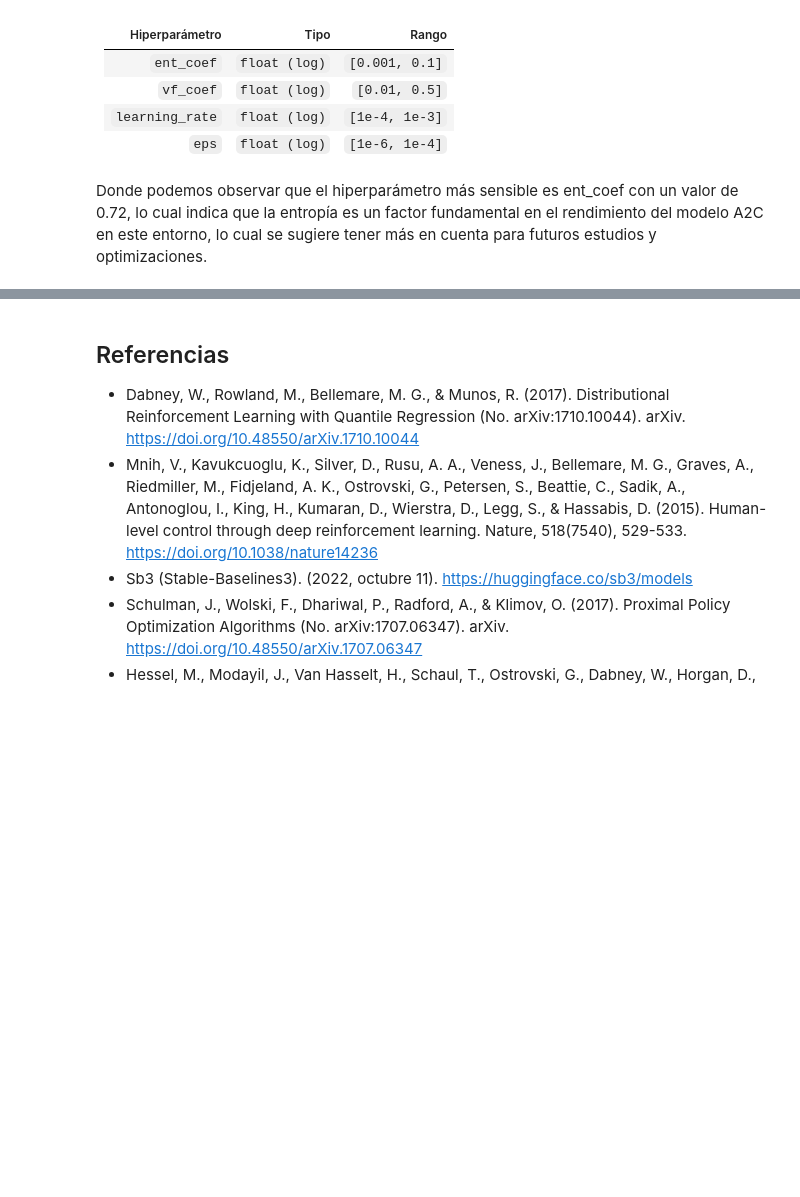
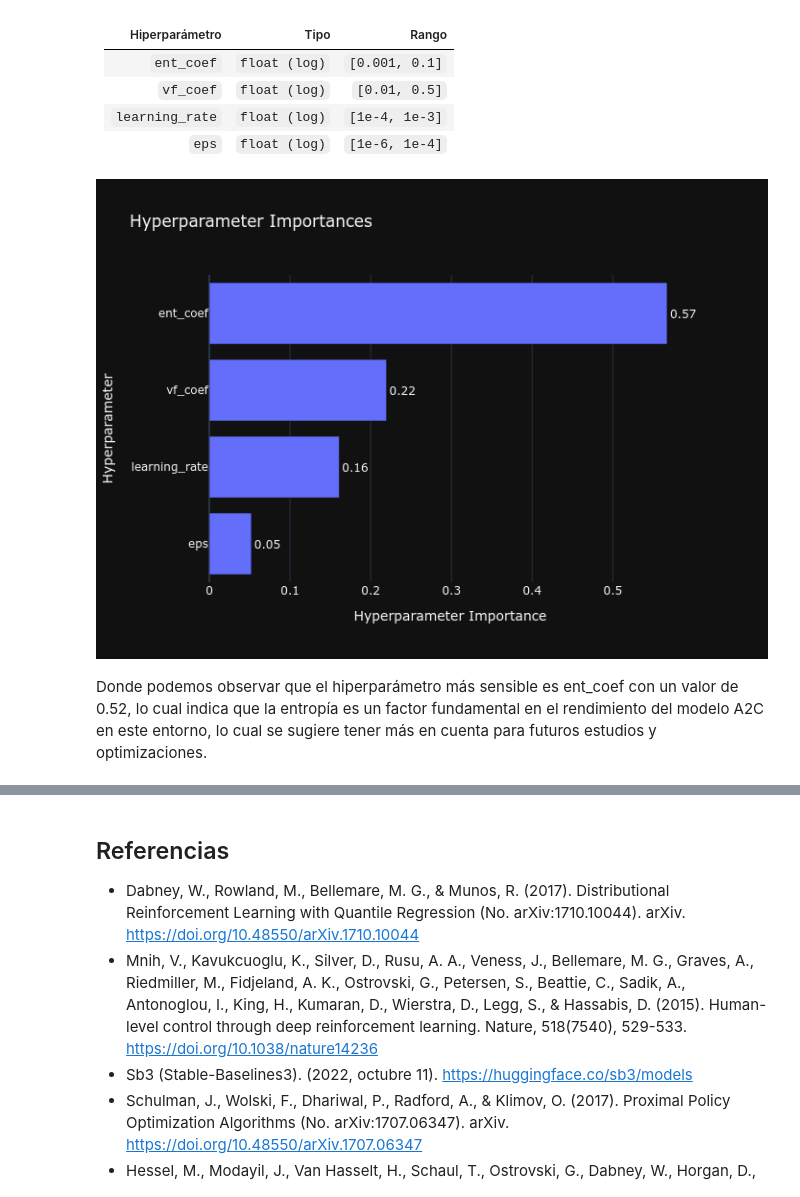
Before and after one commit to Astolfo2332/space_inv_agent, a Jupyter notebook: proyecto_practico.ipynb, the cells around one changed output, grey strips where cells are left out. Cells and saved outputs as stored; diff of their text form; code cells hidden in the pictures; blank space fills up the shorter version.

Commit message:
fix(notebook): arreglo de plot de plotty

```diff
--- a/proyecto_practico.ipynb
+++ b/proyecto_practico.ipynb
@@ -1766,9 +1767,12 @@ El estudio se realizó con la siguiente configuración en 20 iteraciones, cada 1
 # %%
 study = optuna.load_study(
     study_name="a2c_optimization", storage="sqlite:///optuna_storage/a2c_spaceinvaders.db")
-plot_param_importances(study)
+fig = plot_param_importances(study)
+fig.show("png")
+# %% [output]
+[figure, added]
 # %% [markdown]
-Donde podemos observar que el hiperparámetro más sensible es ent_coef con un valor de 0.72, lo cual indica que la entropía es un factor fundamental en el rendimiento del modelo A2C en este entorno, lo cual se sugiere tener más en cuenta para futuros estudios y optimizaciones.
+Donde podemos observar que el hiperparámetro más sensible es ent_coef con un valor de 0.52, lo cual indica que la entropía es un factor fundamental en el rendimiento del modelo A2C en este entorno, lo cual se sugiere tener más en cuenta para futuros estudios y optimizaciones.
 # %% [markdown]
 ## 5. Conclusiones
 
```
Also changed, not shown: parts of 2 cells of this notebook.
